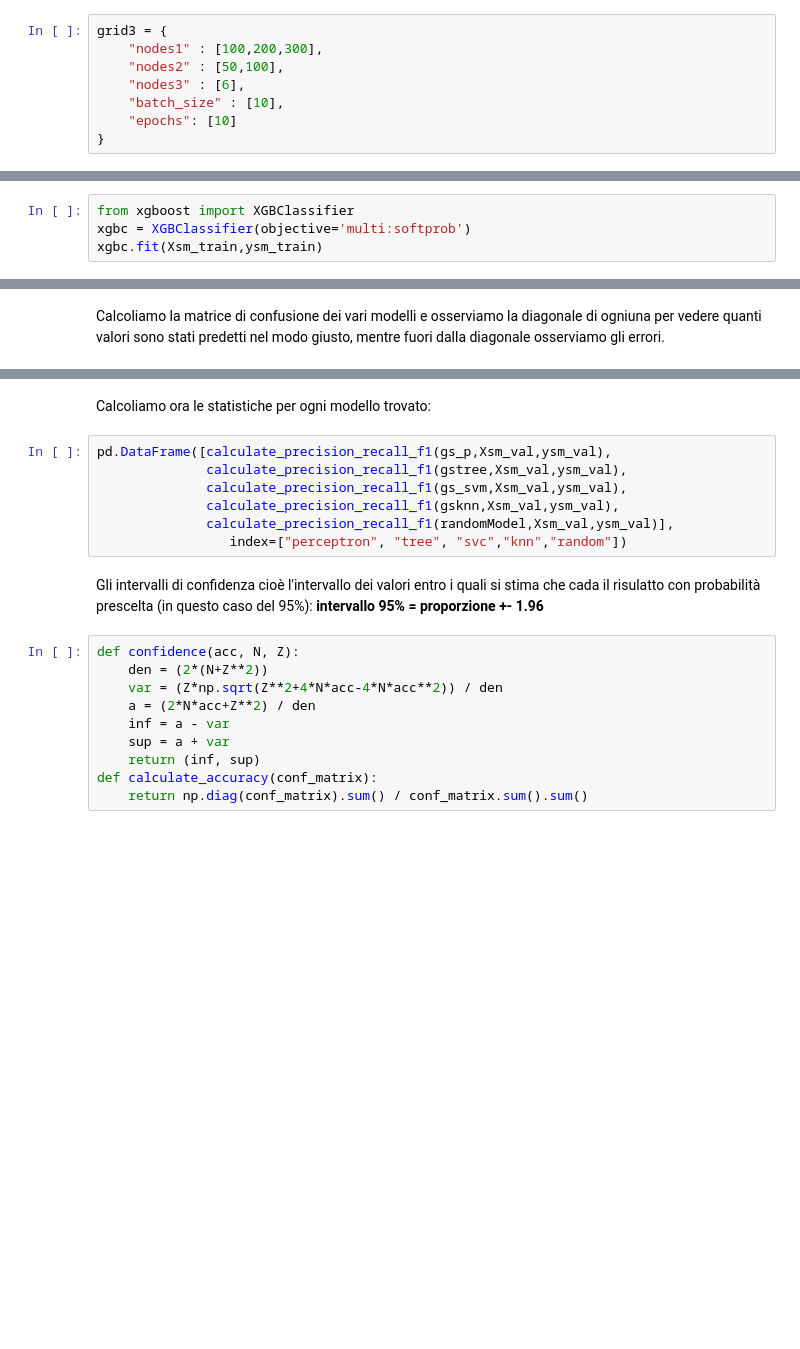
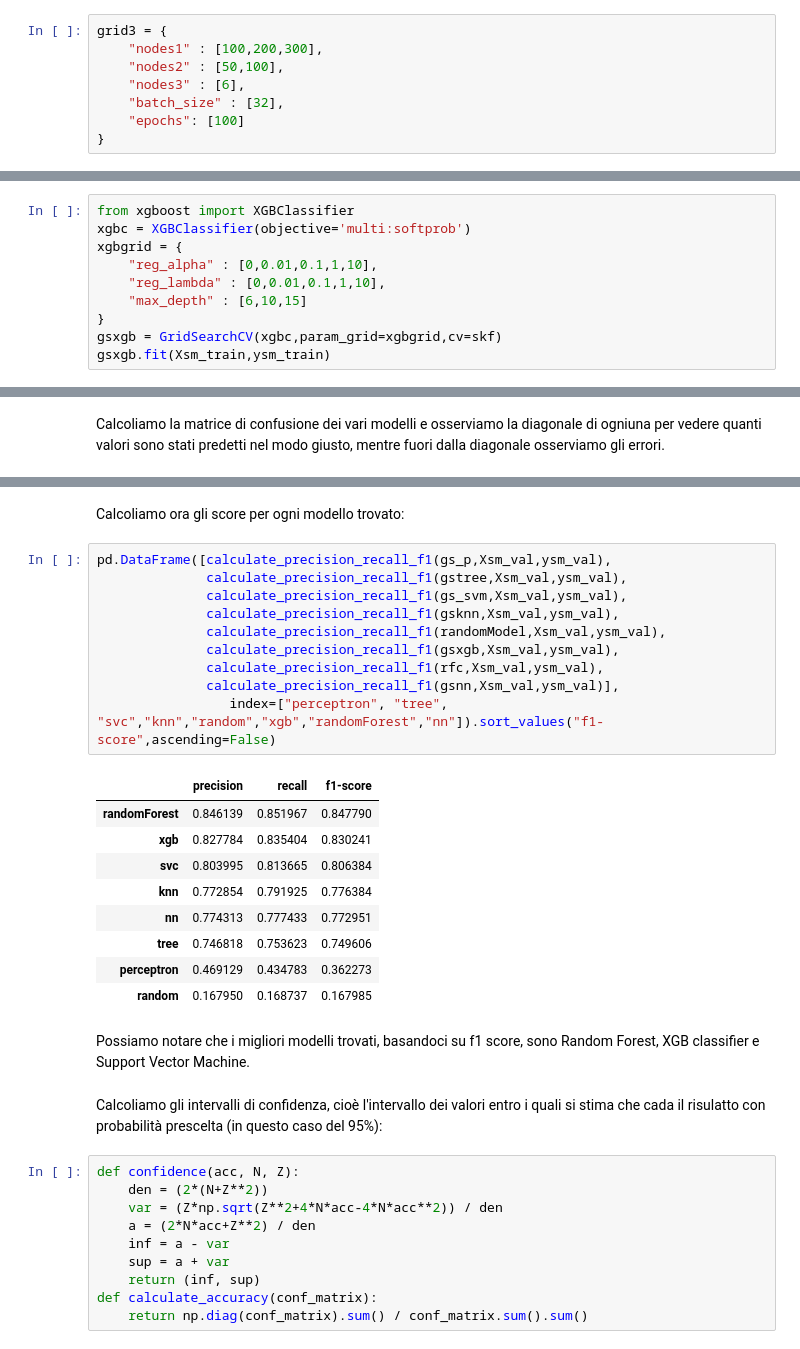
Before and after one commit to RyanPerrina/wine_classification, a Jupyter notebook: wine_classification.ipynb, the cells around one changed output, grey strips where cells are left out. Cells and saved outputs as stored; diff of their text form; blank space fills up the shorter version.

```diff
--- a/wine_classification.ipynb
+++ b/wine_classification.ipynb
@@ -670,8 +656,8 @@ grid3 = {
     "nodes1" : [100,200,300],
     "nodes2" : [50,100],
     "nodes3" : [6],
-    "batch_size" : [10],
-    "epochs": [10]
+    "batch_size" : [32],
+    "epochs": [100]
 }
 # %%
 gsnn = GridSearchCV(model,grid3,return_train_score=True,cv=skf)
@@ -712,4 +674,10 @@ calculate_precision_recall_f1(gsnn,Xsm_val,ysm_val)
 # %%
 from xgboost import XGBClassifier
 xgbc = XGBClassifier(objective='multi:softprob')
-xgbc.fit(Xsm_train,ysm_train)
+xgbgrid = {
+    "reg_alpha" : [0,0.01,0.1,1,10],
+    "reg_lambda" : [0,0.01,0.1,1,10],
+    "max_depth" : [6,10,15]
+}
+gsxgb = GridSearchCV(xgbc,param_grid=xgbgrid,cv=skf)
+gsxgb.fit(Xsm_train,ysm_train)
@@ -790,15 +830,29 @@ c_randomModel
 # %% [markdown]
-Calcoliamo ora le statistiche per ogni modello trovato:
+Calcoliamo ora gli score per ogni modello trovato:
 # %%
 pd.DataFrame([calculate_precision_recall_f1(gs_p,Xsm_val,ysm_val),
               calculate_precision_recall_f1(gstree,Xsm_val,ysm_val),
               calculate_precision_recall_f1(gs_svm,Xsm_val,ysm_val),
               calculate_precision_recall_f1(gsknn,Xsm_val,ysm_val),
-              calculate_precision_recall_f1(randomModel,Xsm_val,ysm_val)],
-                 index=["perceptron", "tree", "svc","knn","random"])
+              calculate_precision_recall_f1(randomModel,Xsm_val,ysm_val),
+              calculate_precision_recall_f1(gsxgb,Xsm_val,ysm_val),
+              calculate_precision_recall_f1(rfc,Xsm_val,ysm_val),
+              calculate_precision_recall_f1(gsnn,Xsm_val,ysm_val)],
+                 index=["perceptron", "tree", "svc","knn","random","xgb","randomForest","nn"]).sort_values("f1-score",ascending=False)
+# %% [output]
+|  | precision | recall | f1-score |
+| randomForest | 0.846139 | 0.851967 | 0.847790 |
+| xgb | 0.827784 | 0.835404 | 0.830241 |
+| svc | 0.803995 | 0.813665 | 0.806384 |
+| knn | 0.772854 | 0.791925 | 0.776384 |
+| nn | 0.774313 | 0.777433 | 0.772951 |
+| tree | 0.746818 | 0.753623 | 0.749606 |
+| perceptron | 0.469129 | 0.434783 | 0.362273 |
+| random | 0.167950 | 0.168737 | 0.167985 |
+# %% [markdown]
+Possiamo notare che i migliori modelli trovati, basandoci su f1 score, sono Random Forest, XGB classifier e Support Vector Machine.
 # %% [markdown]
-Gli intervalli di confidenza cioè l'intervallo dei valori entro i quali si  stima che cada il risulatto con probabilità prescelta (in questo caso del 95%):
-**intervallo 95% = proporzione +- 1.96**
+Calcoliamo gli intervalli di confidenza, cioè l'intervallo dei valori entro i quali si  stima che cada il risulatto con probabilità prescelta (in questo caso del 95%):
 # %%
 def confidence(acc, N, Z):
     den = (2*(N+Z**2))
```
Also changed, not shown: parts of 24 cells of this notebook.
